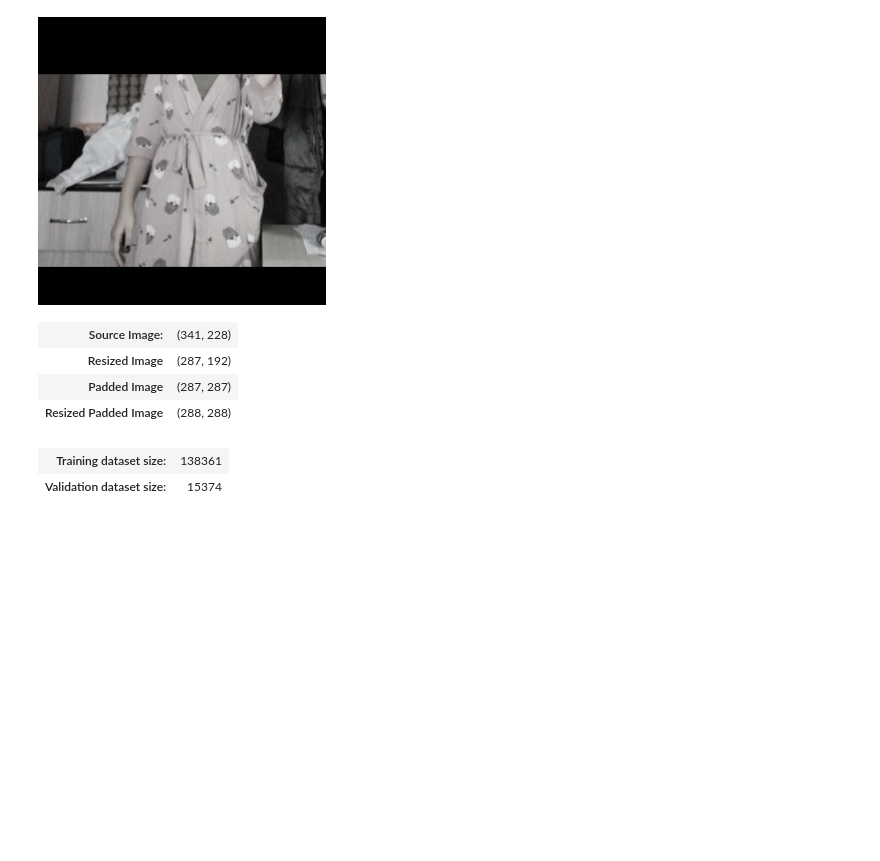
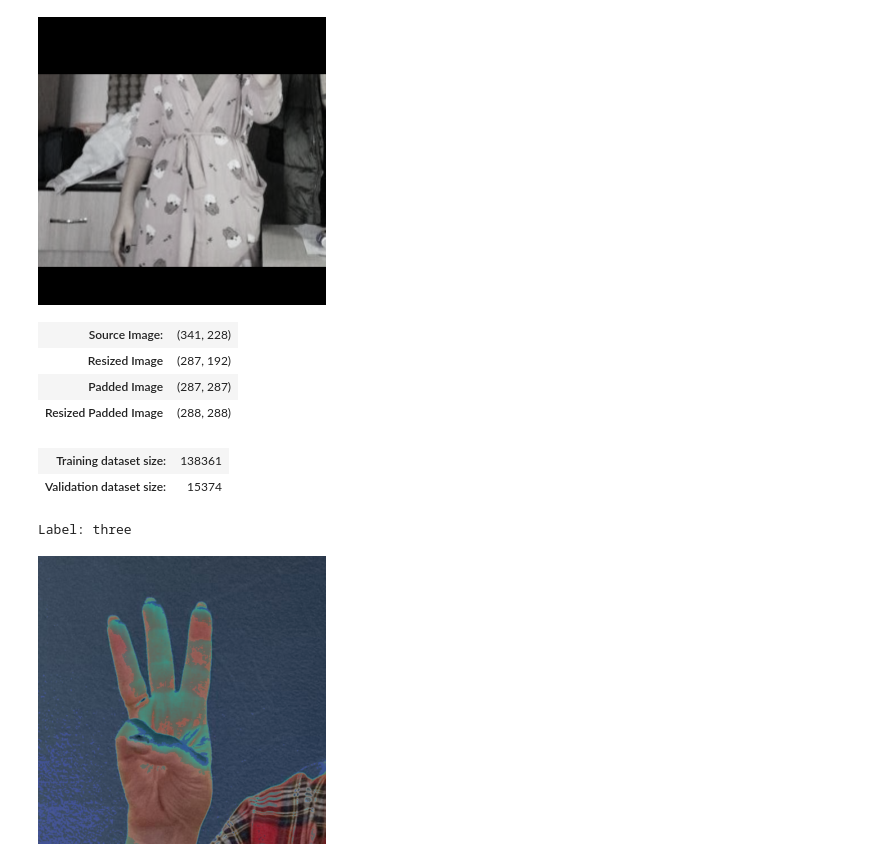
Before and after one commit to HarrisonWilliams123/Image-Classifier, a Jupyter notebook: imageclassifier.ipynb, the cells around one changed output. Saved outputs shown, nothing was run; the diff lists cells and outputs as text; code cells hidden in the pictures; blank space fills up the shorter version.

Commit message:
Inspects the samples for the training and validation sets

```diff
--- a/imageclassifier.ipynb
+++ b/imageclassifier.ipynb
@@ -476,3 +476,12 @@ pd.Series({
 # %% [output]
 | Training dataset size: | 138361 |
 | Validation dataset size: | 15374 |
+# %%
+#Get the label for the first image in the training set
+print(f"Label: {class_names[train_dataset[0][1]]}")
+
+#Get the first image in the training set
+TF.to_pil_image(denorm_img_tensor(train_dataset[0][0], *norm_stats))
+# %% [output]
+Label: three
+[figure, added]
```
Also changed, not shown: parts of 1 cell of this notebook.
